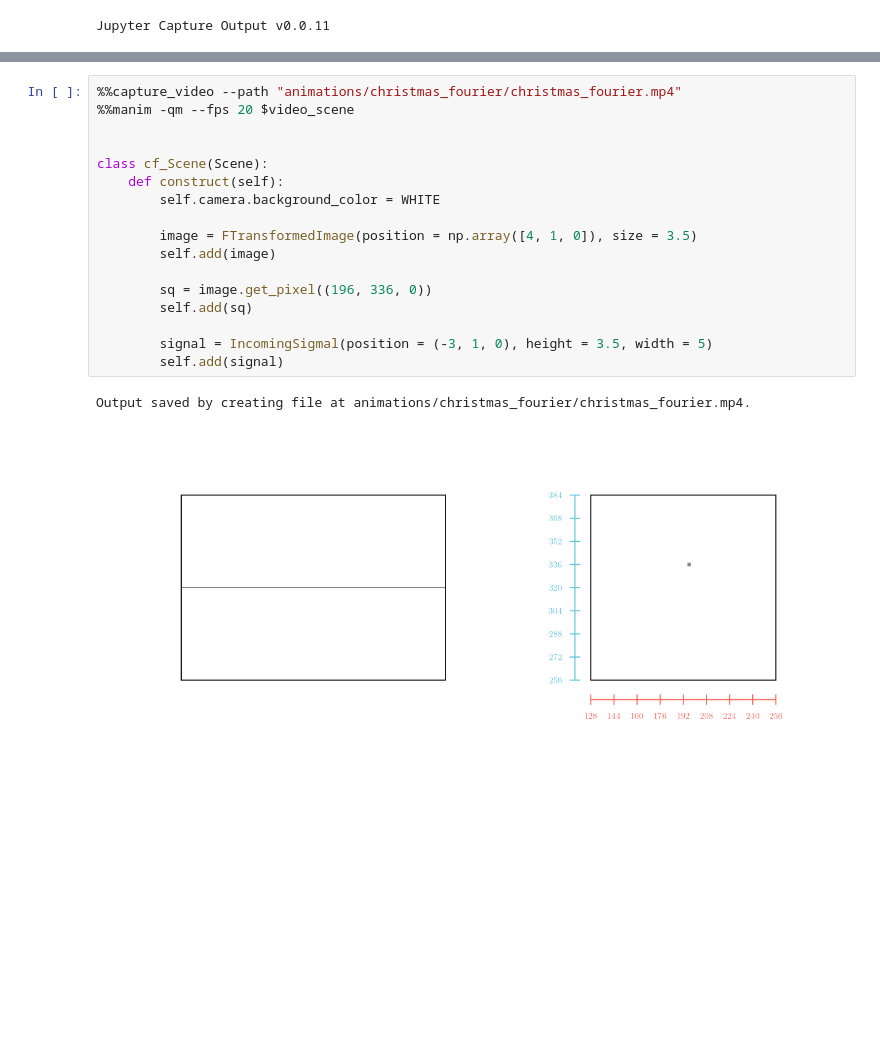
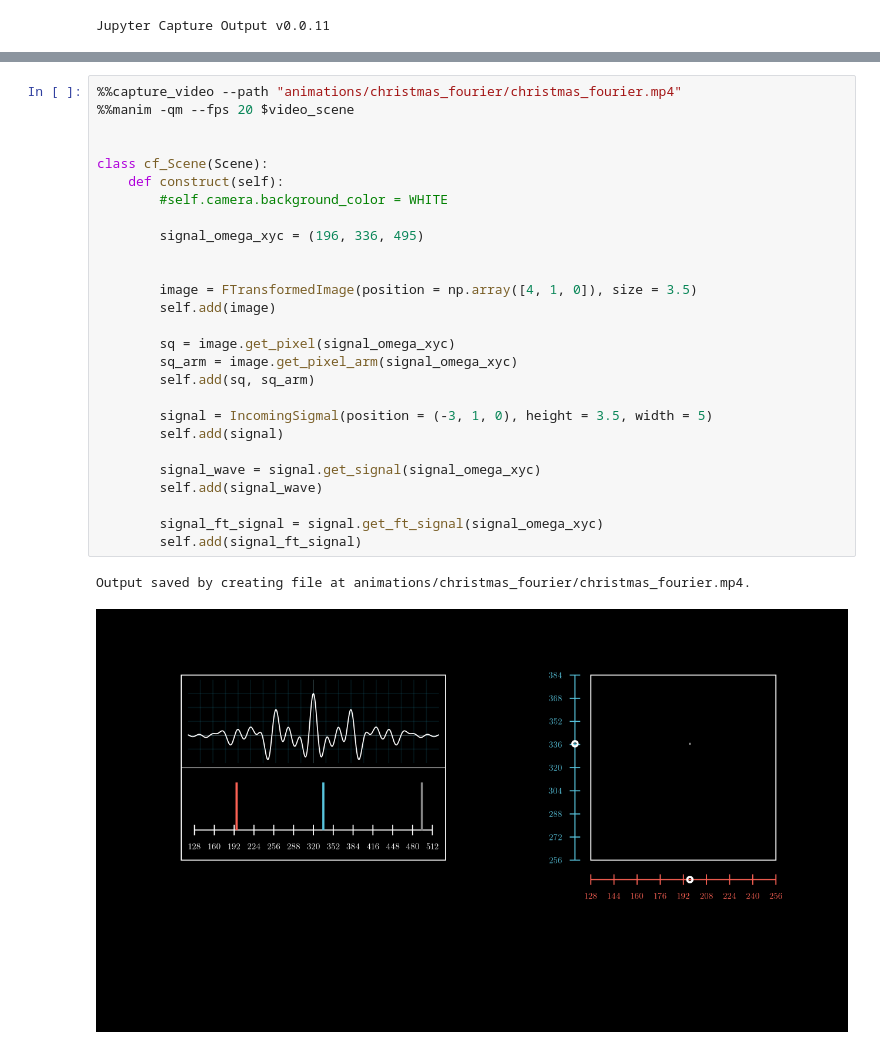
Before and after one commit to CVC97/Physics-Education-Animations, a Jupyter notebook: christmas_fourier.ipynb, the cells around one changed output, grey strips where cells are left out. Cells and saved outputs as stored; diff of their text form; blank space fills up the shorter version.

```diff
--- a/christmas_fourier.ipynb
+++ b/christmas_fourier.ipynb
@@ -67,20 +109,30 @@ class FTransformedImage(Mobject):
 # %%
 %%capture_video --path "animations/christmas_fourier/christmas_fourier.mp4"
 %%manim -qm --fps 20 $video_scene
 
 
 class cf_Scene(Scene):
     def construct(self):
-        self.camera.background_color = WHITE
+        #self.camera.background_color = WHITE
+
+        signal_omega_xyc = (196, 336, 495)
+
 
         image = FTransformedImage(position = np.array([4, 1, 0]), size = 3.5)
         self.add(image)
 
-        sq = image.get_pixel((196, 336, 0))
-        self.add(sq)
+        sq = image.get_pixel(signal_omega_xyc)
+        sq_arm = image.get_pixel_arm(signal_omega_xyc)
+        self.add(sq, sq_arm)
 
         signal = IncomingSigmal(position = (-3, 1, 0), height = 3.5, width = 5)
         self.add(signal)
+
+        signal_wave = signal.get_signal(signal_omega_xyc)
+        self.add(signal_wave)
+
+        signal_ft_signal = signal.get_ft_signal(signal_omega_xyc)
+        self.add(signal_ft_signal)
 # %% [output]
 Output saved by creating file at animations/christmas_fourier/christmas_fourier.mp4.
-[figure, old version]
+[figure, new version]
```
Also changed, not shown: parts of 2 cells of this notebook.
